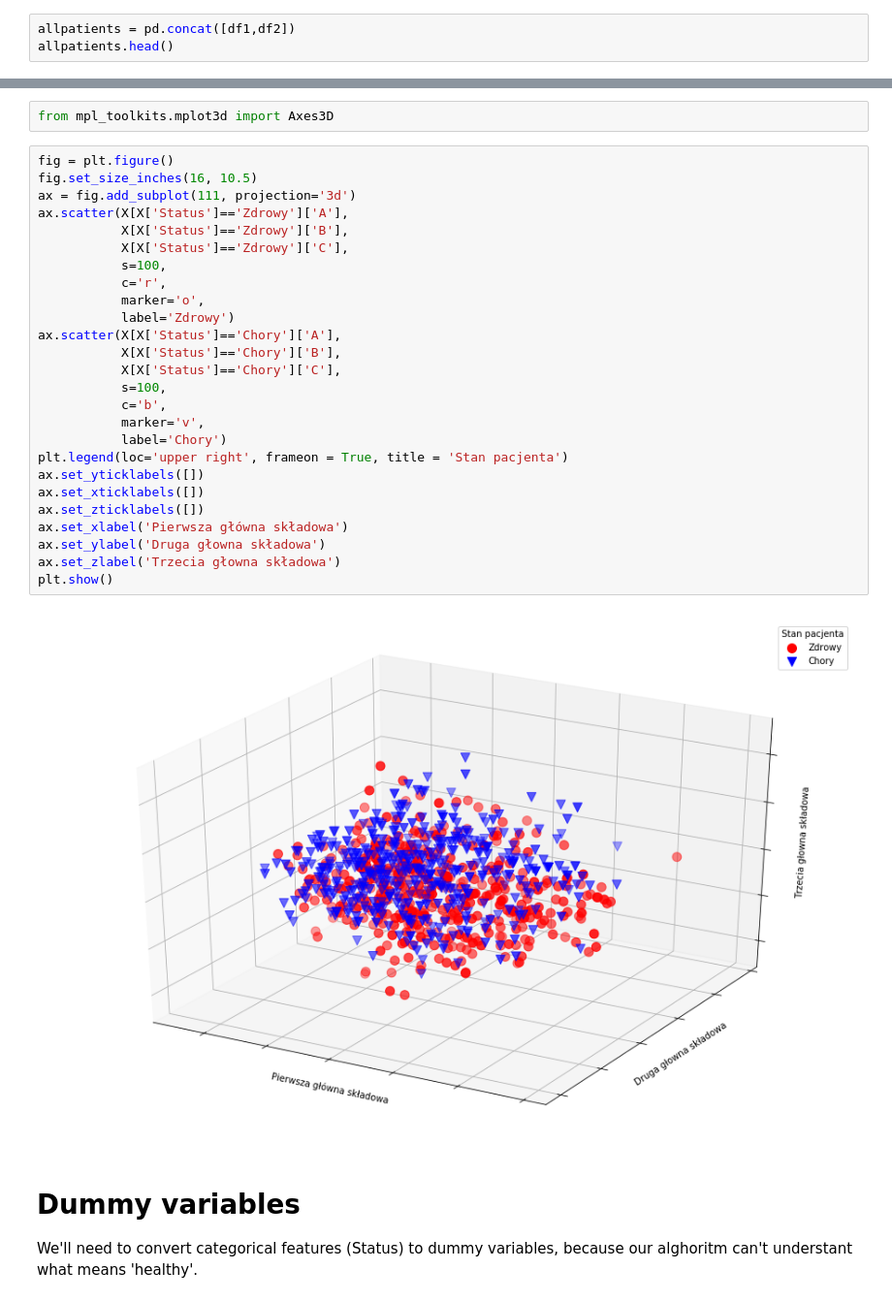
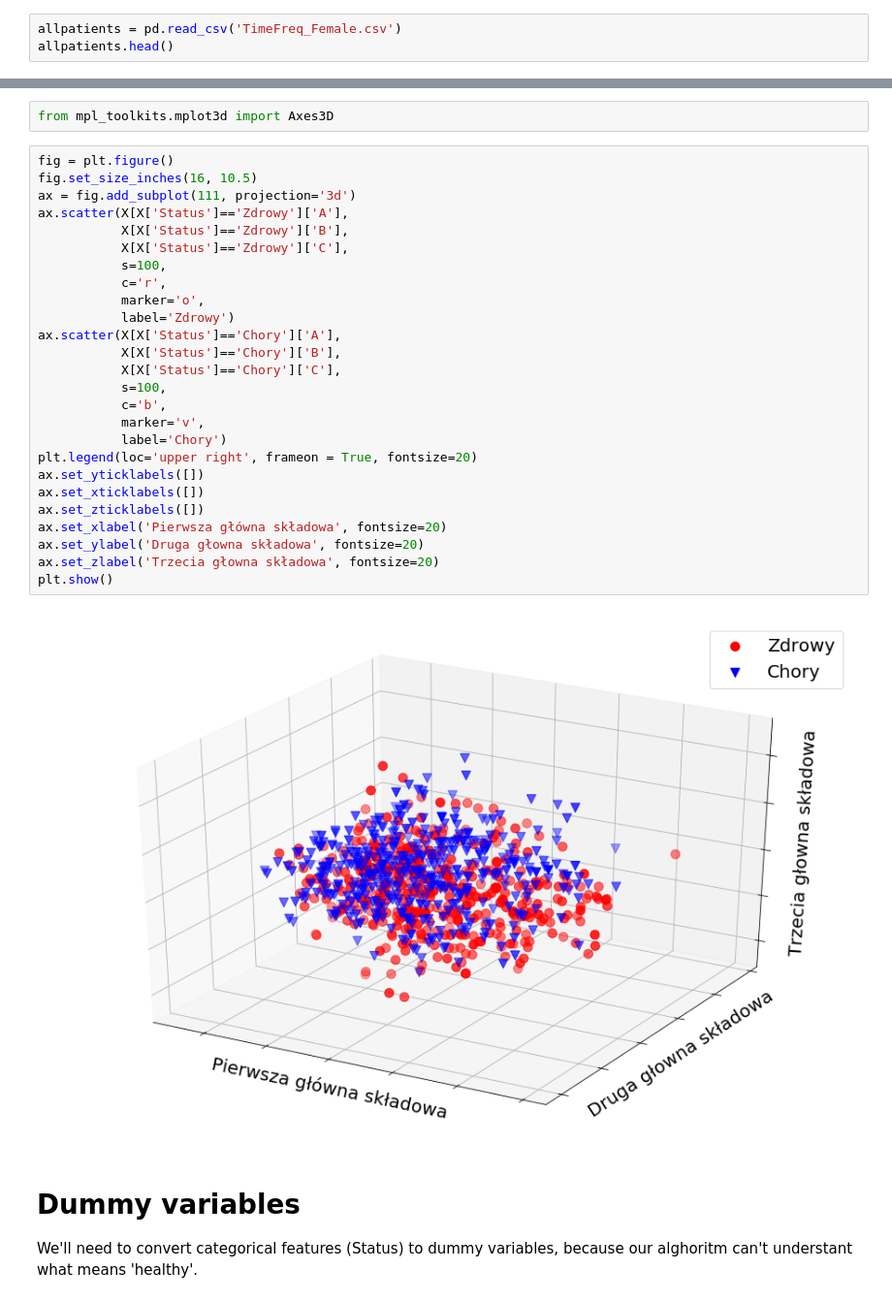
Before and after one commit to tynski/VoicePathology, a Jupyter notebook: PythonCode/Detection_TimeFreq_Domain_Female.ipynb, the cells around one changed output, grey strips where cells are left out. Shown at 97% size. Saved outputs shown, nothing was run; the diff lists cells and outputs as text.

```diff
--- a/PythonCode/Detection_TimeFreq_Domain_Female.ipynb
+++ b/PythonCode/Detection_TimeFreq_Domain_Female.ipynb
@@ -15,5 +9,5 @@ Concatenating all four DataFrames into one.
 # %%
-allpatients = pd.concat([df1,df2])
+allpatients = pd.read_csv('TimeFreq_Female.csv')
 allpatients.head()
 # %% [output]
 |  | MFCC1 | MFCC2 | MFCC3 | MCCC4 | MFCC5 | MFCC6 | MFCC7 | MFCC8 | MFCC9 | MFCC10 | RMS | ... |
@@ -63,31 +57,31 @@ from mpl_toolkits.mplot3d import Axes3D
 # %%
 fig = plt.figure()
 fig.set_size_inches(16, 10.5)
 ax = fig.add_subplot(111, projection='3d')
 ax.scatter(X[X['Status']=='Zdrowy']['A'],
            X[X['Status']=='Zdrowy']['B'],
            X[X['Status']=='Zdrowy']['C'],
            s=100,
            c='r',
            marker='o',
            label='Zdrowy')
 ax.scatter(X[X['Status']=='Chory']['A'],
            X[X['Status']=='Chory']['B'],
            X[X['Status']=='Chory']['C'],
            s=100,
            c='b',
            marker='v',
            label='Chory')
-plt.legend(loc='upper right', frameon = True, title = 'Stan pacjenta')
+plt.legend(loc='upper right', frameon = True, fontsize=20)
 ax.set_yticklabels([])
 ax.set_xticklabels([])
 ax.set_zticklabels([])
-ax.set_xlabel('Pierwsza główna składowa')
-ax.set_ylabel('Druga głowna składowa')
-ax.set_zlabel('Trzecia głowna składowa')
+ax.set_xlabel('Pierwsza główna składowa', fontsize=20)
+ax.set_ylabel('Druga głowna składowa', fontsize=20)
+ax.set_zlabel('Trzecia głowna składowa', fontsize=20)
 plt.show()
 # %% [output]
-[figure, old version]
+[figure, new version]
 # %% [markdown]
 # Dummy variables
 We'll need to convert categorical features (Status) to dummy variables, because our alghoritm can't understant what means 'healthy'.
```
Also changed, not shown: parts of 14 cells of this notebook, 15 other files.
